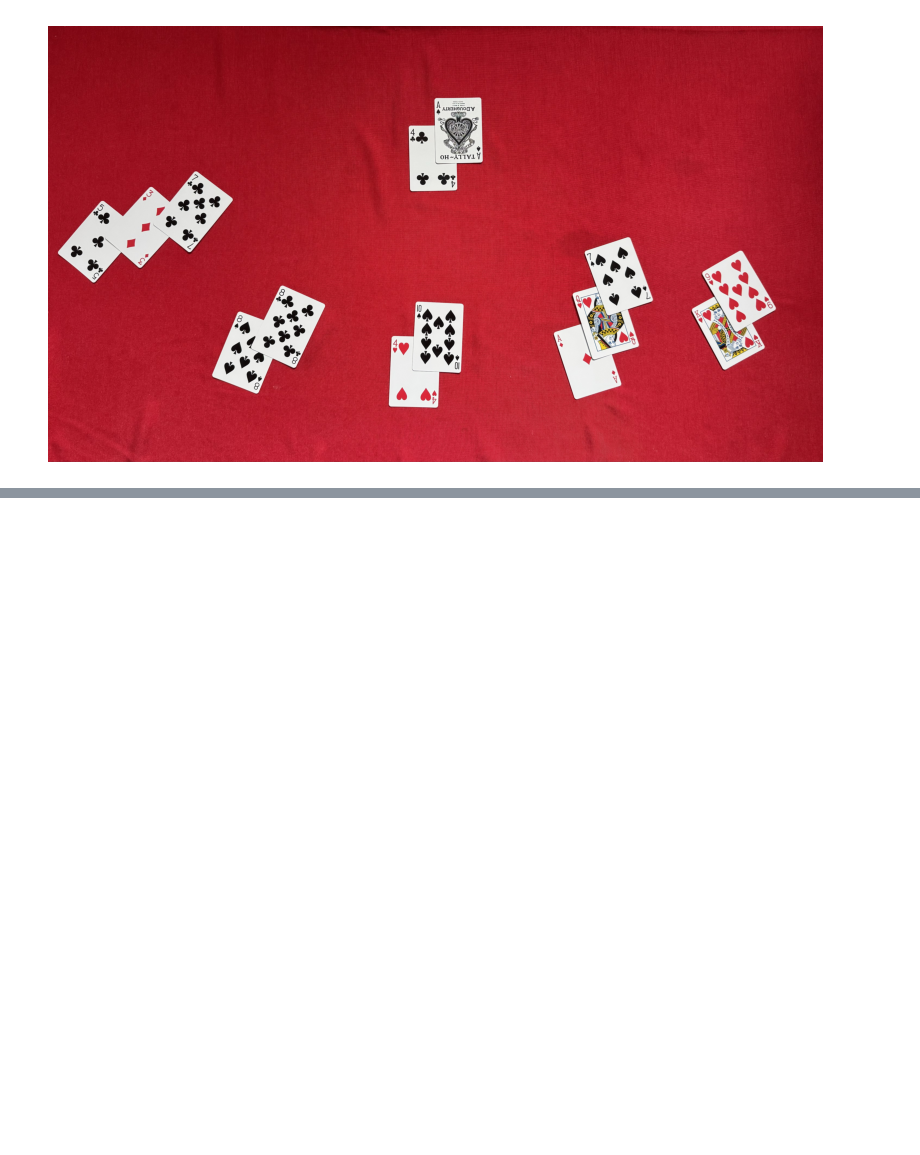
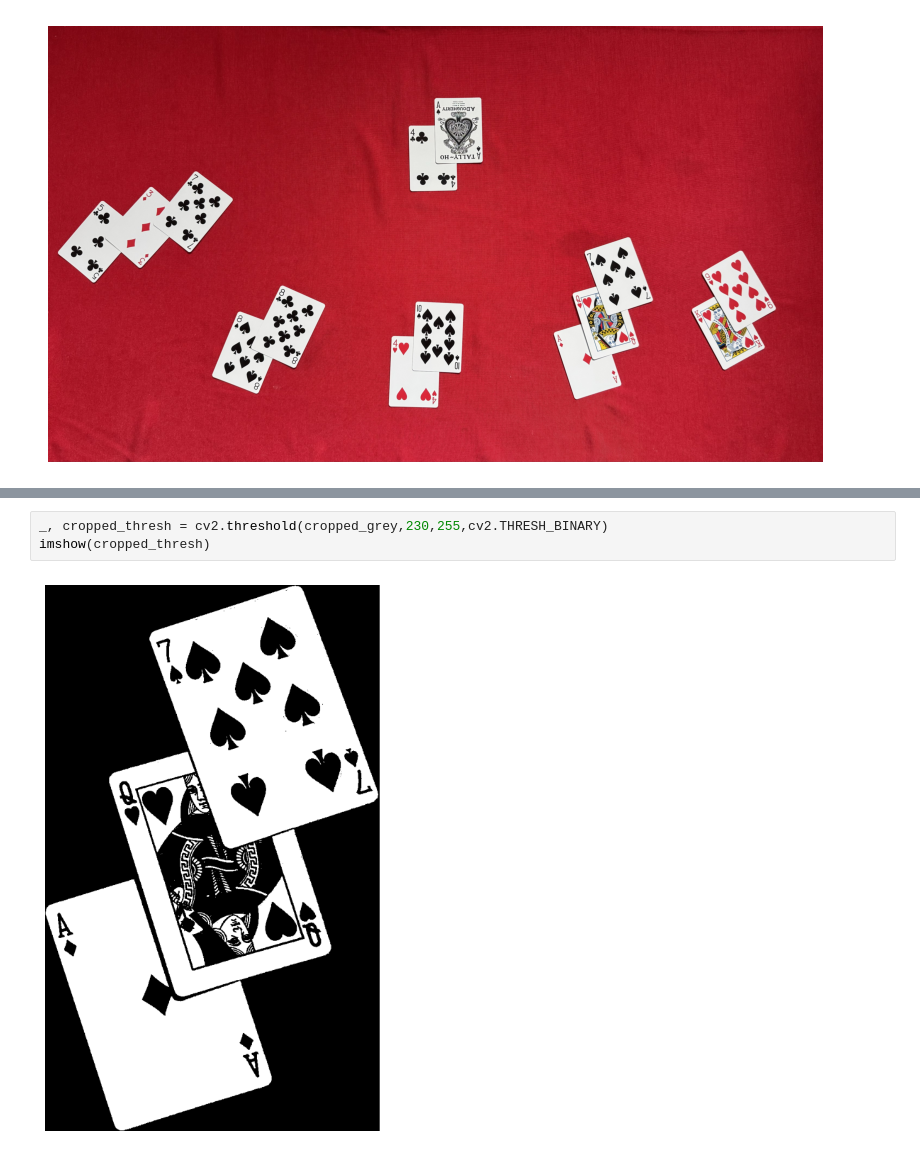
Before and after one commit to SuperrMurlocc/Blackjack-Table-State-Monitoring-System, a Jupyter notebook: example.ipynb, the cells around one changed output, grey strips where cells are left out. Cells and saved outputs as stored; diff of their text form; blank space fills up the shorter version.

```diff
--- a/example.ipynb
+++ b/example.ipynb
@@ -95,0 +101,5 @@ imshow(get_cropped_image(image, bounding_rects[0]))
+# %%
+_, cropped_thresh = cv2.threshold(cropped_grey,230,255,cv2.THRESH_BINARY)
+imshow(cropped_thresh)
+# %% [output]
+[figure, added]
```
Also changed, not shown: parts of 7 cells of this notebook, 1 other file.
